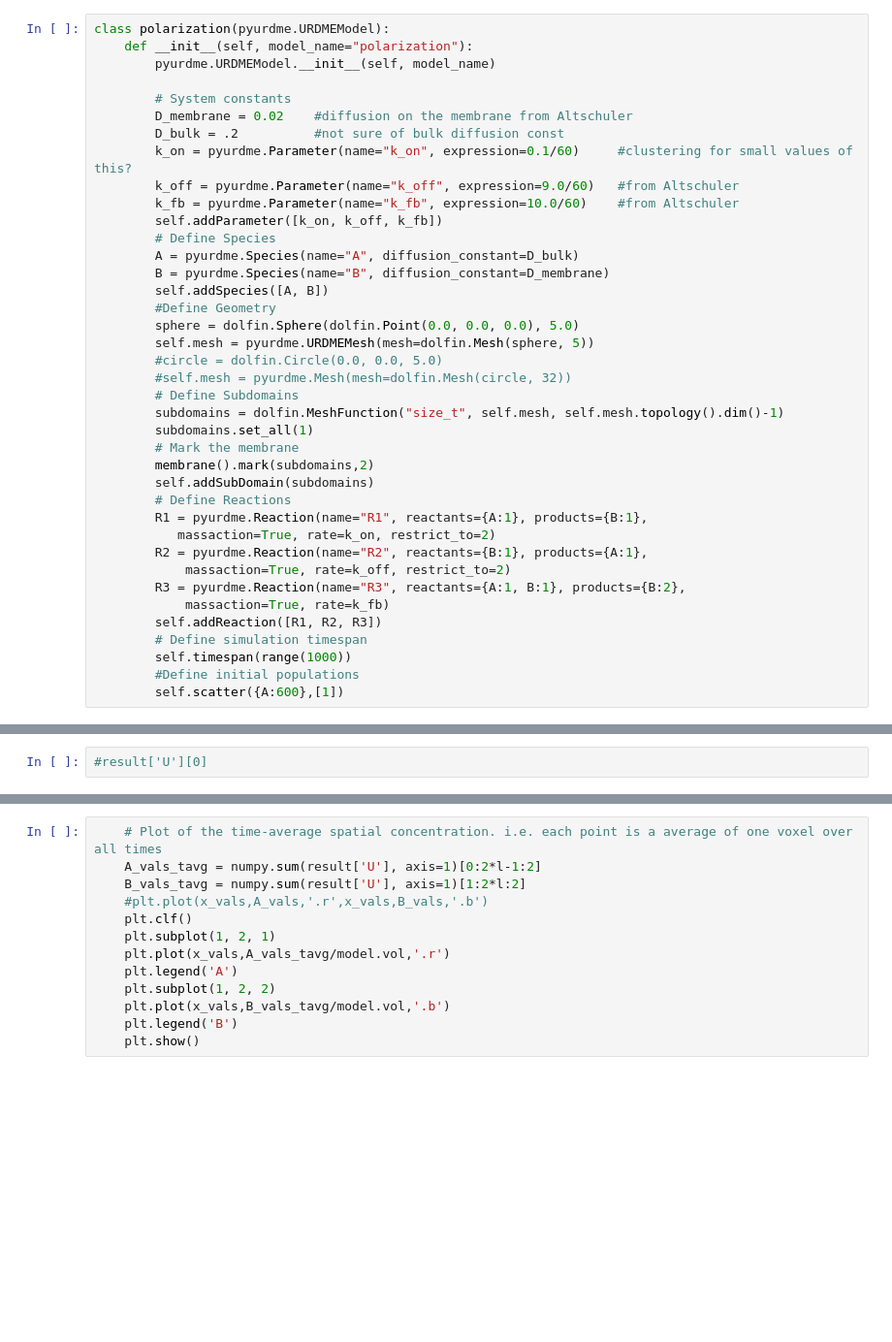
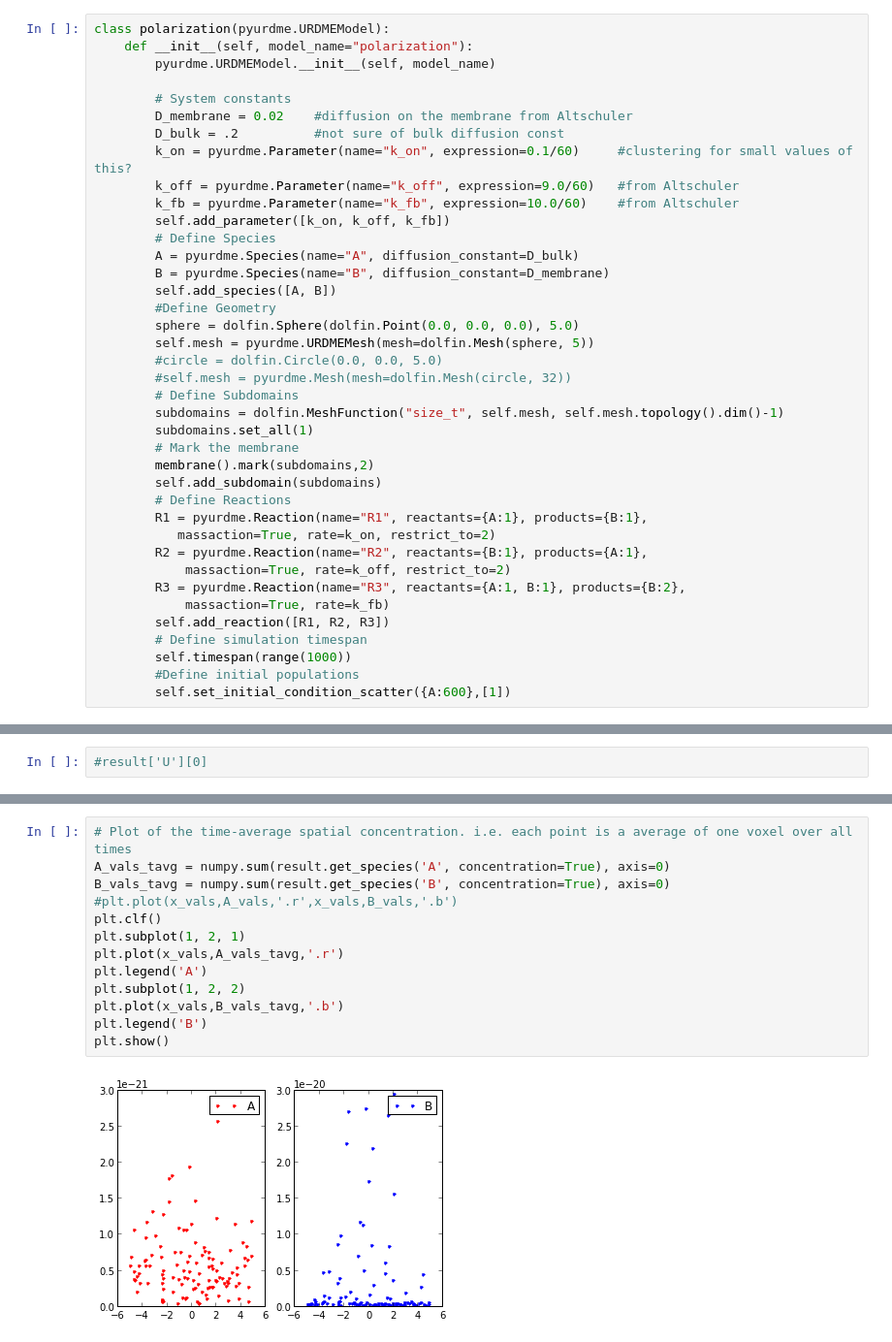
Before and after one commit to briandrawert/MOLNS_notebooks, a Jupyter notebook: Yeast_Polarization.ipynb, the cells around one changed output, grey strips where cells are left out. Shown: that part at 97% size. Saved outputs shown, nothing was run; the diff lists cells and outputs as text; blank space fills up the shorter version.

```diff
--- a/Yeast_Polarization.ipynb
+++ b/Yeast_Polarization.ipynb
@@ -22,11 +22,11 @@ class polarization(pyurdme.URDMEModel):
         k_on = pyurdme.Parameter(name="k_on", expression=0.1/60)     #clustering for small values of this?
         k_off = pyurdme.Parameter(name="k_off", expression=9.0/60)   #from Altschuler
         k_fb = pyurdme.Parameter(name="k_fb", expression=10.0/60)    #from Altschuler
-        self.addParameter([k_on, k_off, k_fb])
+        self.add_parameter([k_on, k_off, k_fb])
         # Define Species
         A = pyurdme.Species(name="A", diffusion_constant=D_bulk)
         B = pyurdme.Species(name="B", diffusion_constant=D_membrane)
-        self.addSpecies([A, B])
+        self.add_species([A, B])
         #Define Geometry
         sphere = dolfin.Sphere(dolfin.Point(0.0, 0.0, 0.0), 5.0)
         self.mesh = pyurdme.URDMEMesh(mesh=dolfin.Mesh(sphere, 5))
@@ -37,7 +37,7 @@ class polarization(pyurdme.URDMEModel):
         subdomains.set_all(1)
         # Mark the membrane
         membrane().mark(subdomains,2)
-        self.addSubDomain(subdomains)
+        self.add_subdomain(subdomains)
         # Define Reactions
         R1 = pyurdme.Reaction(name="R1", reactants={A:1}, products={B:1},
            massaction=True, rate=k_on, restrict_to=2)
@@ -45,11 +45,11 @@ class polarization(pyurdme.URDMEModel):
             massaction=True, rate=k_off, restrict_to=2)
         R3 = pyurdme.Reaction(name="R3", reactants={A:1, B:1}, products={B:2},
             massaction=True, rate=k_fb)
-        self.addReaction([R1, R2, R3])
+        self.add_reaction([R1, R2, R3])
         # Define simulation timespan
         self.timespan(range(1000))
         #Define initial populations
-        self.scatter({A:600},[1])
+        self.set_initial_condition_scatter({A:600},[1])
 # %%
 model = polarization()
 
@@ -89,13 +98,15 @@ result.display("A",500)
 # %%
-    # Plot of the time-average spatial concentration. i.e. each point is a average of one voxel over all times
-    A_vals_tavg = numpy.sum(result['U'], axis=1)[0:2*l-1:2]
-    B_vals_tavg = numpy.sum(result['U'], axis=1)[1:2*l:2]
-    #plt.plot(x_vals,A_vals,'.r',x_vals,B_vals,'.b')
-    plt.clf()
-    plt.subplot(1, 2, 1)
-    plt.plot(x_vals,A_vals_tavg/model.vol,'.r')
-    plt.legend('A')
-    plt.subplot(1, 2, 2)
-    plt.plot(x_vals,B_vals_tavg/model.vol,'.b')
-    plt.legend('B')
-    plt.show()
+# Plot of the time-average spatial concentration. i.e. each point is a average of one voxel over all times
+A_vals_tavg = numpy.sum(result.get_species('A', concentration=True), axis=0)
+B_vals_tavg = numpy.sum(result.get_species('B', concentration=True), axis=0)
+#plt.plot(x_vals,A_vals,'.r',x_vals,B_vals,'.b')
+plt.clf()
+plt.subplot(1, 2, 1)
+plt.plot(x_vals,A_vals_tavg,'.r')
+plt.legend('A')
+plt.subplot(1, 2, 2)
+plt.plot(x_vals,B_vals_tavg,'.b')
+plt.legend('B')
+plt.show()
+# %% [output]
+[figure, added]
```
Also changed, not shown: parts of 5 cells of this notebook, 1 other file.
